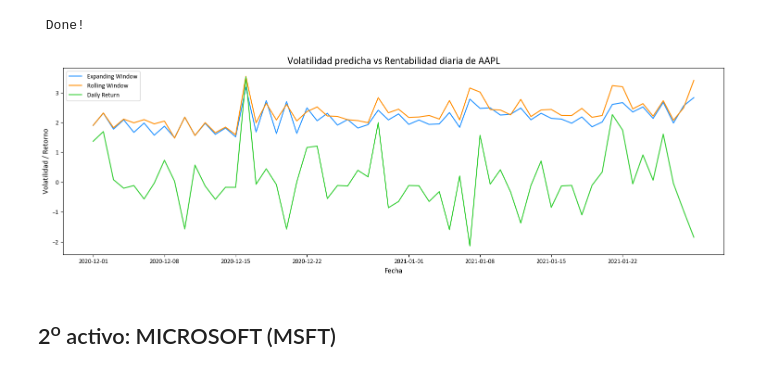
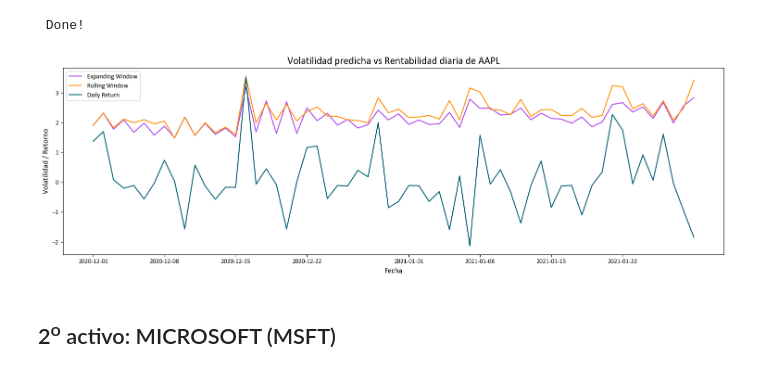
Before and after one commit to josebaajuria/BBVA_reto9, a Jupyter notebook: 25-26_3_R9_AZUL_CLARO/Descomposicion_series_temporales.ipynb, the cells around one changed output. Drawn from its saved outputs; the diff is of its cells as text; code cells hidden in the pictures.

```diff
--- a/25-26_3_R9_AZUL_CLARO/Descomposicion_series_temporales.ipynb
+++ b/25-26_3_R9_AZUL_CLARO/Descomposicion_series_temporales.ipynb
@@ -561,35 +561,35 @@ pred_variance_fixed = pd.DataFrame(forecasts).T
 # %%
 # Calcular la volatilidad a partir del pronóstico de varianza con una ventana expansiva
 pred_vol_expand = np.sqrt(pred_variance_expand)
 
 # Calcular la volatilidad a partir del pronóstico de varianza con una ventana móvil fija
 pred_vol_fixedwin = np.sqrt(pred_variance_fixed)
 
 fig, ax = plt.subplots(figsize=(15, 5))
 fig.set_facecolor('white')
 ax.set_facecolor('white')
 
 # Volatilidad con ventana expansiva
-ax.plot(pred_vol_expand, color='#1E90FF', label='Expanding Window')
+ax.plot(pred_vol_expand, color="#AE43EC", label='Expanding Window')
 
 # Volatilidad con ventana fija
 ax.plot(pred_vol_fixedwin, color='#FF8C00', label='Rolling Window')
 
 # Rentabilidad diaria (residuo estacionario)
-ax.plot(aapl_estacionario.loc[pred_variance_expand.index], color='#32CD32', label='Daily Return')
+ax.plot(aapl_estacionario.loc[pred_variance_expand.index], color=color_activos['AAPL'], label='Daily Return')
 
 # Título y etiquetas coherentes
 ax.set_title("Volatilidad predicha vs Rentabilidad diaria de AAPL", fontsize=16, color='black')
 ax.set_xlabel("Fecha", fontsize=12, color='black')
 ax.set_ylabel("Volatilidad / Retorno", fontsize=12, color='black')
 
 # Leyenda
 ax.legend()
 
 plt.tight_layout()
 plt.show()
 # %% [output]
-[figure, old version]
+[figure, new version]
 # %% [markdown]
 ## 2<sup>o</sup> activo: MICROSOFT (MSFT)
 # %%
```
Also changed, not shown: parts of 25 cells of this notebook, 9 other files.
